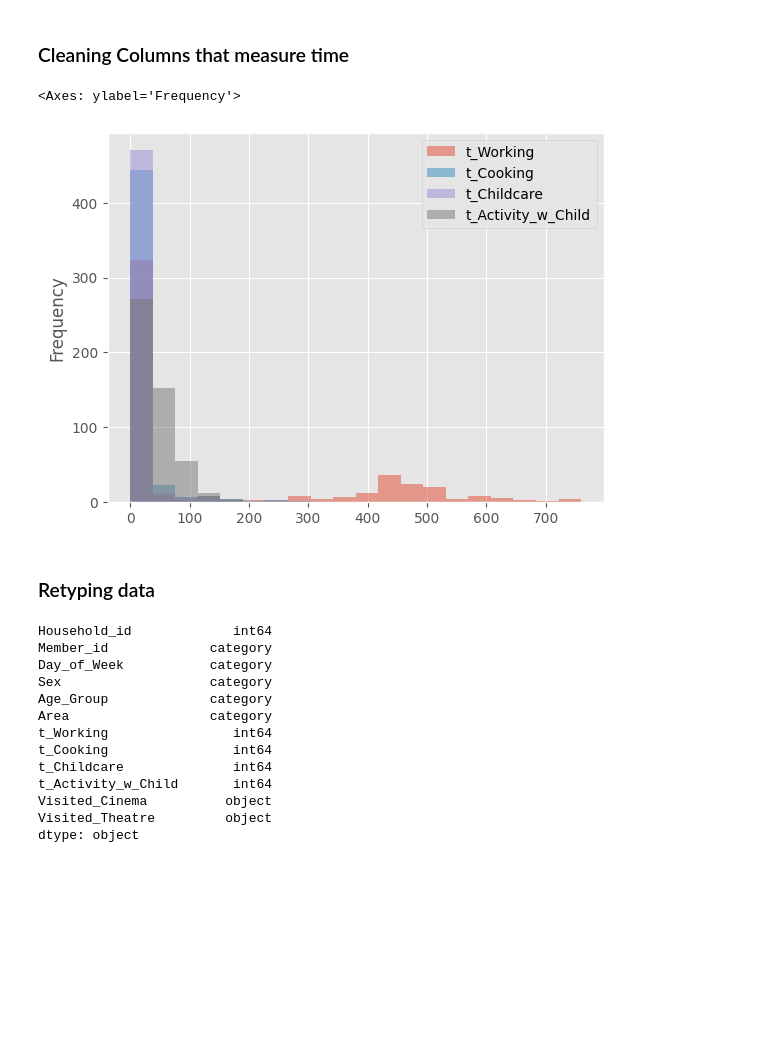
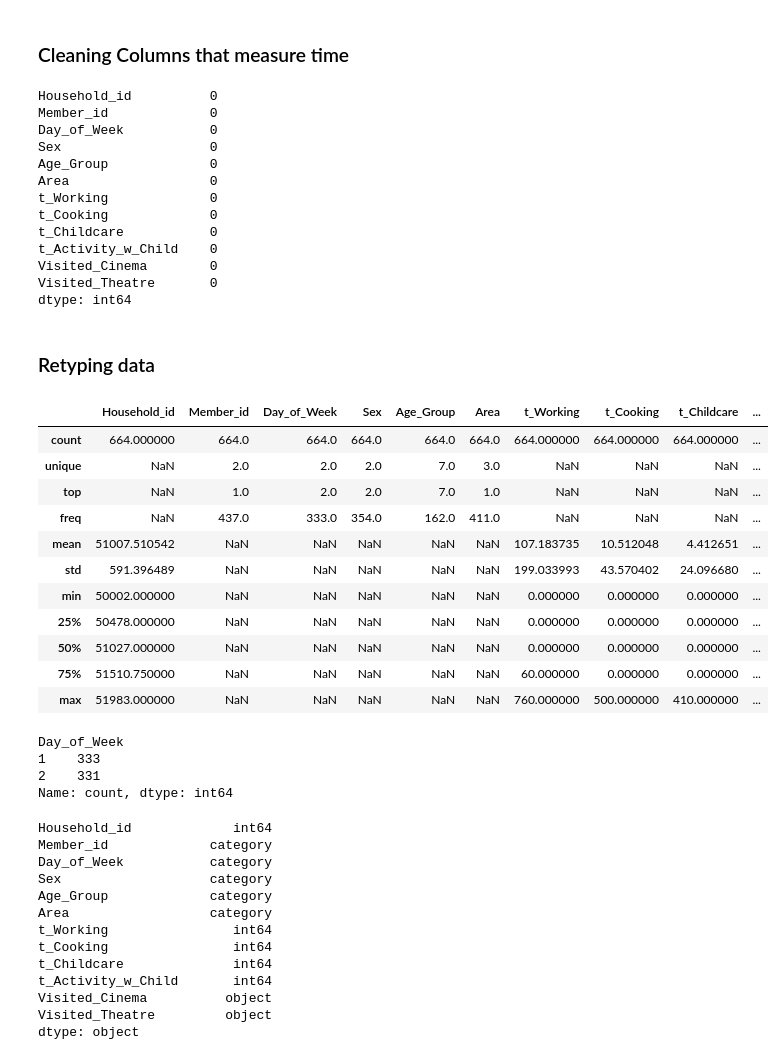
Before and after one commit to arttusamuel/statisical_data_analysis, a Jupyter notebook: stat-data-project/data-cleaning.ipynb, the cells around one changed output. Drawn from its saved outputs; the diff is of its cells as text; code cells hidden in the pictures; blank space fills up the shorter version.

```diff
--- a/stat-data-project/data-cleaning.ipynb
+++ b/stat-data-project/data-cleaning.ipynb
@@ -218,20 +218,22 @@ for column in drop_err_values:
         lambda x: pd.to_numeric(x, errors='coerce')  # Convert to numeric, set invalid to NaN
     )
     df[column] = df[column].fillna(0).astype(int)  # Replace NaN with 0 before conversion
+
+df.isna().sum()
+# %% [output]
+Household_id          0
+Member_id             0
+Day_of_Week           0
+Sex                   0
+Age_Group             0
+Area                  0
+t_Working             0
+t_Cooking             0
+t_Childcare           0
+t_Activity_w_Child    0
+Visited_Cinema        0
+Visited_Theatre       0
+dtype: int64
-# %%
-# Time spent in activities
-# Check weekend and weekday separately
-
-# There is 164 rows where all times are 0 minutes -> quite a lot
-time_columns = ['t_Working', 't_Cooking', 't_Childcare', 't_Activity_w_Child']
-time_df = df[time_columns]
-time_df[time_columns].value_counts()
-
-# Checking those that have some time spent in at least one of the activities
-time_df[(time_df != 0).any(axis=1)].plot.hist(bins=20, alpha=0.5)
-# %% [output]
-<Axes: ylabel='Frequency'>
-[figure, removed]
 # %% [markdown]
 ### Retyping data
 # %%
@@ -252,6 +254,29 @@ df['t_Activity_w_Child'] = df['t_Activity_w_Child'].astype('int64')
 
 
 # Deleting NaN values or replacing with 0 -> if replaced, may introduce bias towards not going.
+# %%
+df.describe(include='all')
+# %% [output]
+|  | Household_id | Member_id | Day_of_Week | Sex | Age_Group | Area | t_Working | t_Cooking | t_Childcare | ... |
+| count | 664.000000 | 664.0 | 664.0 | 664.0 | 664.0 | 664.0 | 664.000000 | 664.000000 | 664.000000 | ... |
+| unique | NaN | 2.0 | 2.0 | 2.0 | 7.0 | 3.0 | NaN | NaN | NaN | ... |
+| top | NaN | 1.0 | 2.0 | 2.0 | 7.0 | 1.0 | NaN | NaN | NaN | ... |
+| freq | NaN | 437.0 | 333.0 | 354.0 | 162.0 | 411.0 | NaN | NaN | NaN | ... |
+| mean | 51007.510542 | NaN | NaN | NaN | NaN | NaN | 107.183735 | 10.512048 | 4.412651 | ... |
+| std | 591.396489 | NaN | NaN | NaN | NaN | NaN | 199.033993 | 43.570402 | 24.096680 | ... |
+| min | 50002.000000 | NaN | NaN | NaN | NaN | NaN | 0.000000 | 0.000000 | 0.000000 | ... |
+| 25% | 50478.000000 | NaN | NaN | NaN | NaN | NaN | 0.000000 | 0.000000 | 0.000000 | ... |
+| 50% | 51027.000000 | NaN | NaN | NaN | NaN | NaN | 0.000000 | 0.000000 | 0.000000 | ... |
+| 75% | 51510.750000 | NaN | NaN | NaN | NaN | NaN | 60.000000 | 0.000000 | 0.000000 | ... |
+| max | 51983.000000 | NaN | NaN | NaN | NaN | NaN | 760.000000 | 500.000000 | 410.000000 | ... |
+# %%
+# There is one or two households that has no answer for both Weekday and Weekend
+df['Day_of_Week'][df['Day_of_Week']].value_counts()
+# %% [output]
+Day_of_Week
+1    333
+2    331
+Name: count, dtype: int64
 # %%
 df.dtypes
 # %% [output]
```
Also changed, not shown: parts of 5 cells of this notebook.
